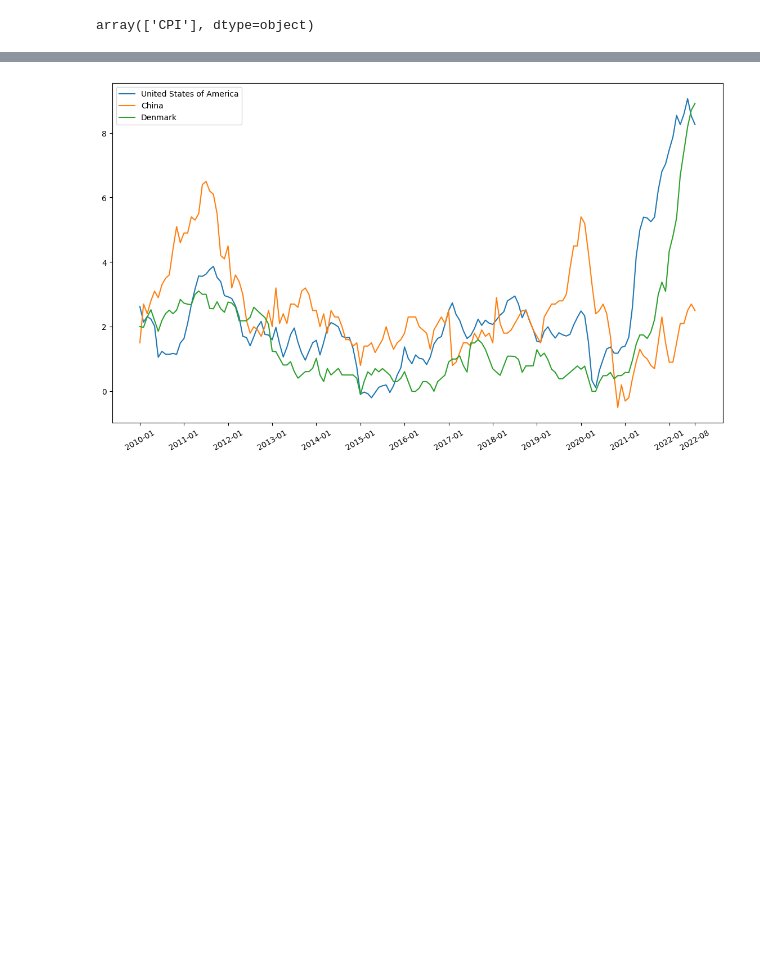
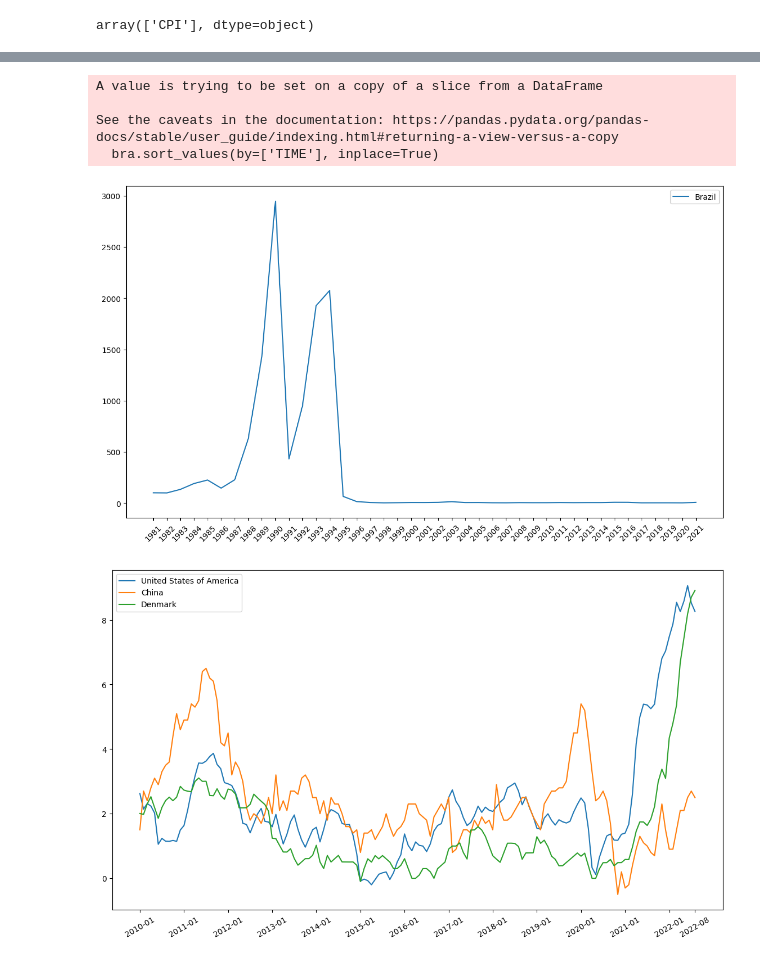
Before and after one commit to FenrisWulven/Data-Vis-Vegalite, a Jupyter notebook: Data_clean.ipynb, the cells around one changed output, grey strips where cells are left out. Cells and saved outputs as stored; diff of their text form; code cells hidden in the pictures; blank space fills up the shorter version.

Commit message:
better layout and data

```diff
--- a/Data_clean.ipynb
+++ b/Data_clean.ipynb
@@ -252,3 +330,25 @@ plt.plot(vals_sorted)
+# %%
+import datetime
+plot_countries = ['Brazil']
+plt.figure(figsize=(14, 8), dpi=100)
+#x_ticks = pd.date_range(datetime.datetime(2010,1,1), datetime.datetime(2021,1,1), freq='YS')
+
+bra = df.loc[df['COUNTRY'] == 'Brazil']
+bra.sort_values(by=['TIME'], inplace=True)
+
+#for country in plot_countries:
+    #plt.plot(df.loc[df['COUNTRY'].eq(country)]['TIME'], df.loc[df['COUNTRY'].eq(country)]['VALUE'], label=country)
+#plt.xticks(np.linspace(0,150,num=13), labels=['2010', '2011','2012','2013','2014','2015','2016','2017','2018','2019','2020','2021','2022'], rotation=90, fontsize=8)
+plt.plot(bra['TIME'], bra['VALUE'], label='Brazil')
+plt.xticks(rotation=45)
+plt.legend()
+plt.show()
+# %% [output]
+A value is trying to be set on a copy of a slice from a DataFrame
+
+See the caveats in the documentation: https://pandas.pydata.org/pandas-docs/stable/user_guide/indexing.html#returning-a-view-versus-a-copy
+  bra.sort_values(by=['TIME'], inplace=True)
+[figure, added]
 # %%
 import datetime
 plot_countries = ['United States of America', 'China', 'Denmark']
```
Also changed, not shown: parts of 18 cells of this notebook, 5 other files.
